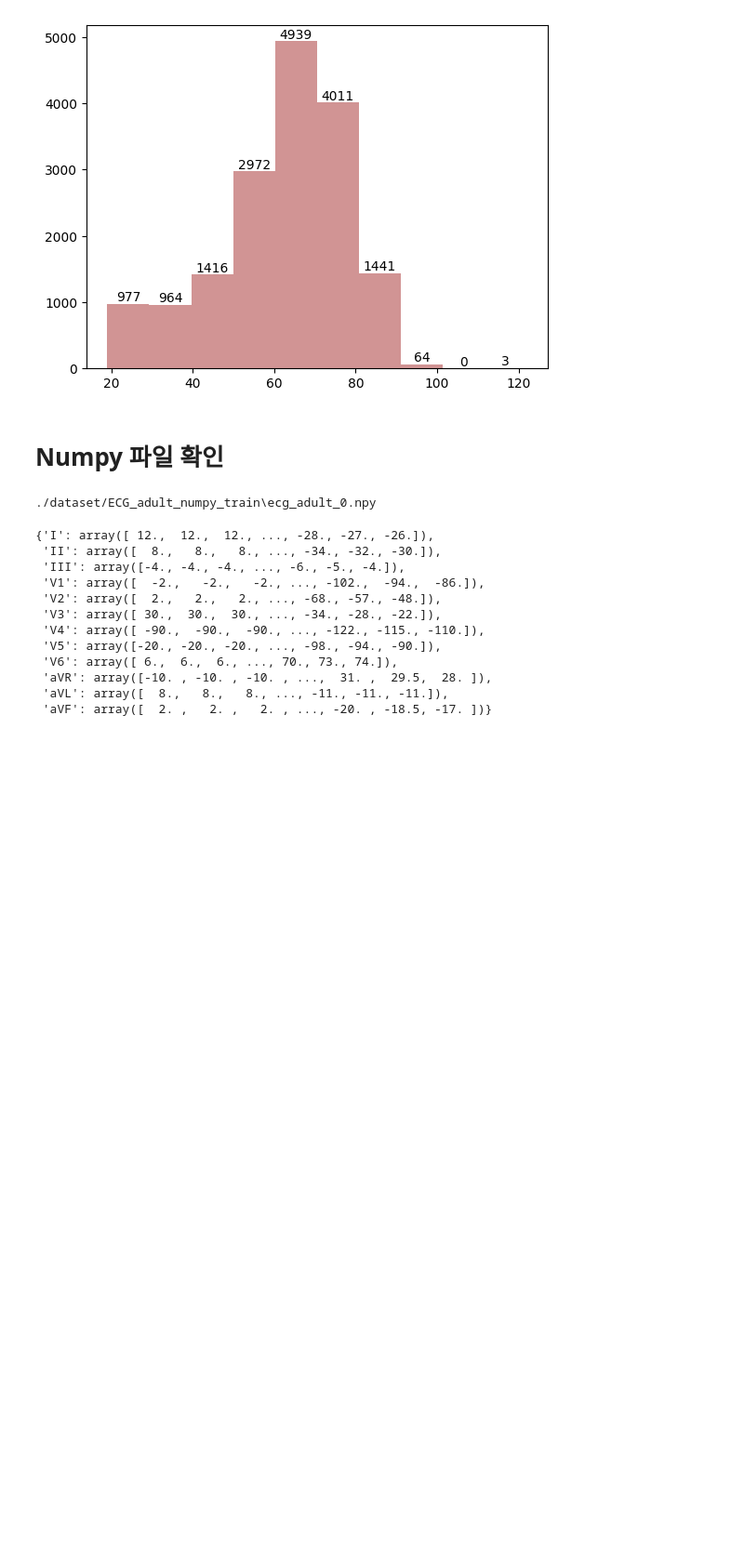
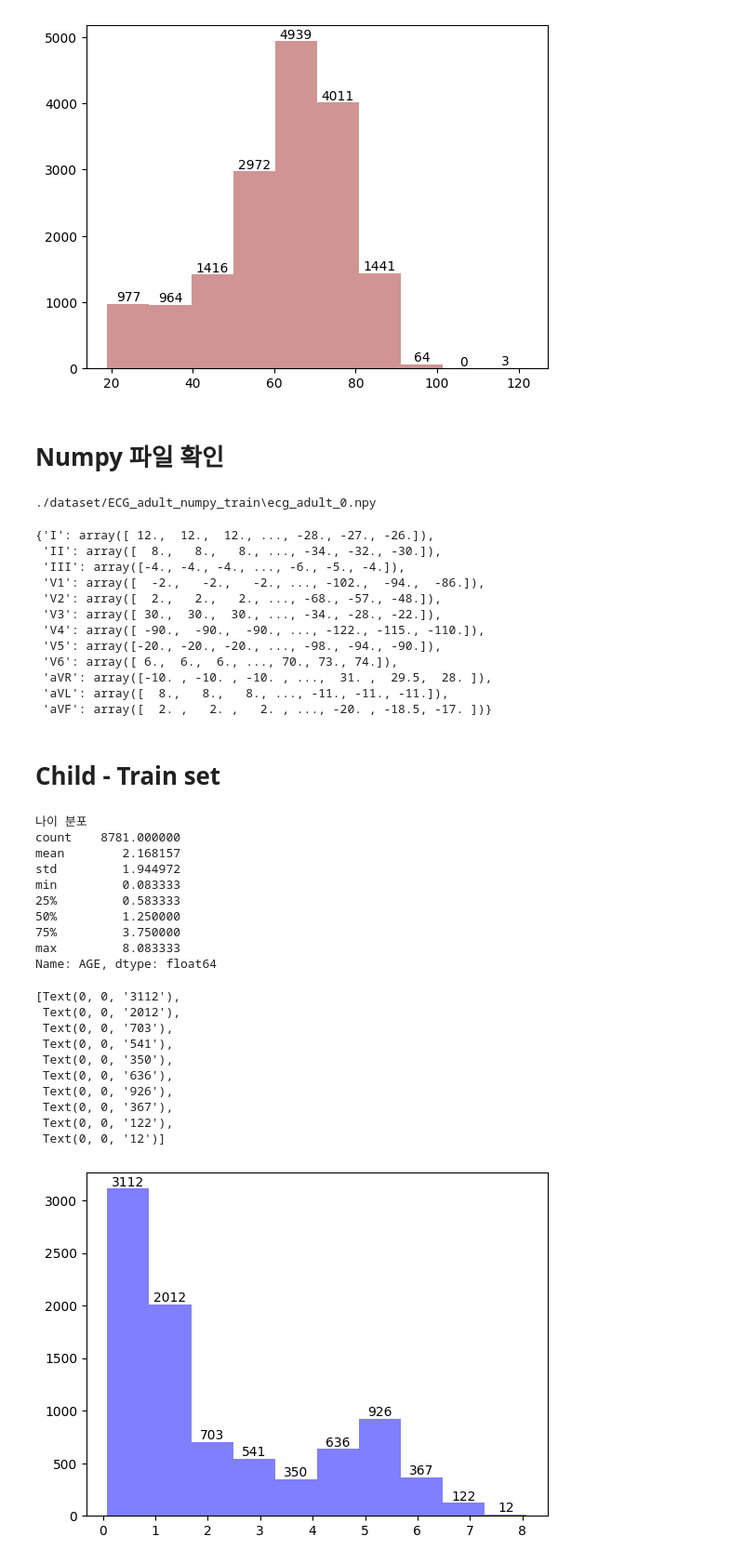
Before and after one commit to Yusin-Lee/MAIC_ECG, a Jupyter notebook: EDA.ipynb, the cells around one changed output. Shown at 93% size. Cells and saved outputs as stored; diff of their text form; code cells hidden in the pictures; blank space fills up the shorter version.

```diff
--- a/EDA.ipynb
+++ b/EDA.ipynb
@@ -5,2 +7,5 @@ import matplotlib.pyplot as plt
 from glob import glob
 import os
+# %%
+adult_train = pd.read_csv('./dataset/ECG_adult_age_train.csv')
+child_train = pd.read_csv('./dataset/ECG_child_age_train.csv')
@@ -151,3 +162,32 @@ array_to_dict_by_name(array_1)
  'aVR': array([-10. , -10. , -10. , ...,  31. ,  29.5,  28. ]),
  'aVL': array([  8.,   8.,   8., ..., -11., -11., -11.]),
  'aVF': array([  2. ,   2. ,   2. , ..., -20. , -18.5, -17. ])}
+# %% [markdown]
+# Child - Train set
+# %%
+print('나이 분포')
+print(child_train.AGE.describe())
+counts, edges, bars_1 = plt.hist(child_train.AGE,alpha=0.5,color='blue')
+plt.bar_label(bars_1)
+# %% [output]
+나이 분포
+count    8781.000000
+mean        2.168157
+std         1.944972
+min         0.083333
+25%         0.583333
+50%         1.250000
+75%         3.750000
+max         8.083333
+Name: AGE, dtype: float64
+[Text(0, 0, '3112'),
+ Text(0, 0, '2012'),
+ Text(0, 0, '703'),
+ Text(0, 0, '541'),
+ Text(0, 0, '350'),
+ Text(0, 0, '636'),
+ Text(0, 0, '926'),
+ Text(0, 0, '367'),
+ Text(0, 0, '122'),
+ Text(0, 0, '12')]
+[figure, added]
```
Also changed, not shown: parts of 3 cells of this notebook, 11 other files.
